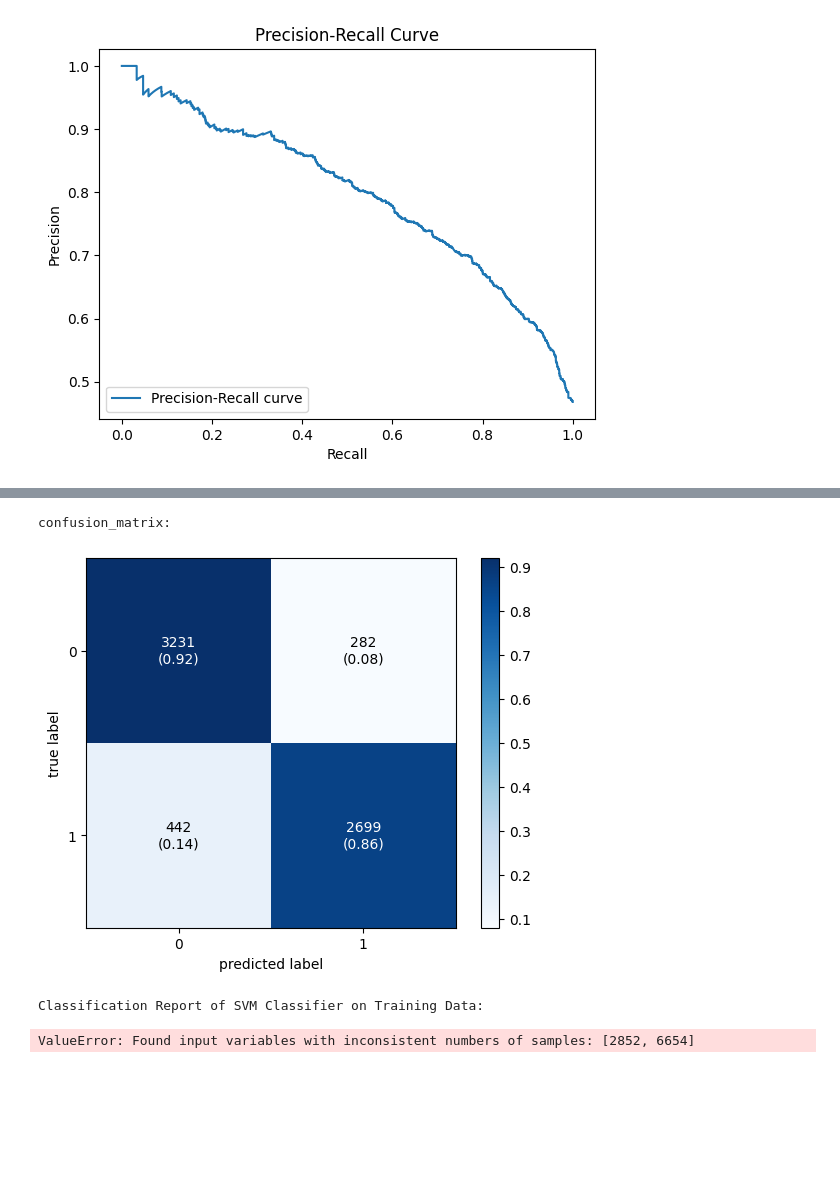
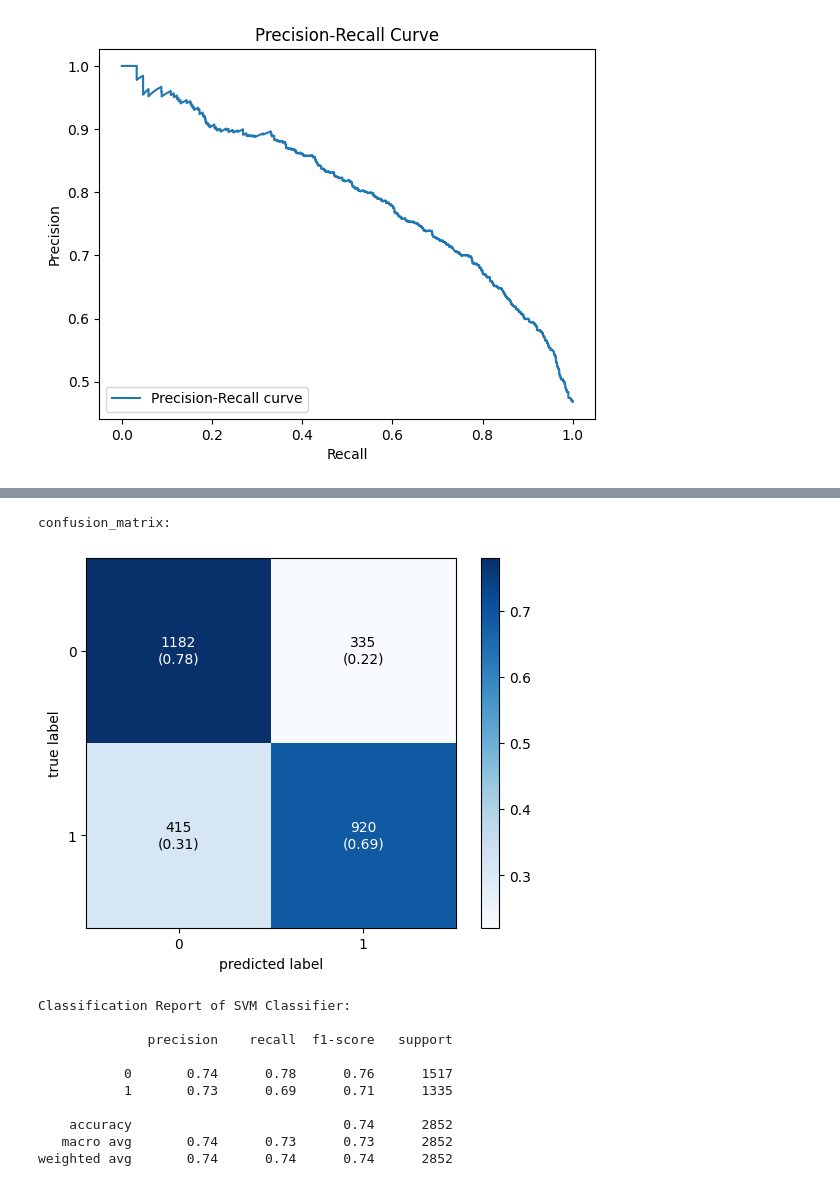
Before and after one commit to Tolskiee/ThesisFiles, a Jupyter notebook: ThesisLogic.ipynb, the cells around one changed output, grey strips where cells are left out. Saved outputs shown, nothing was run; the diff lists cells and outputs as text; code cells hidden in the pictures; blank space fills up the shorter version.

```diff
--- a/ThesisLogic.ipynb
+++ b/ThesisLogic.ipynb
@@ -850,20 +878,28 @@ plt.show()
 # %%
 print("confusion_matrix:")
 LABEL=['0','1']
-conf=confusion_matrix(y_train,y_train_pred)
-fig, ax = plot_confusion_matrix(conf_mat=confusion_matrix(y_train, y_train_pred),
+conf=confusion_matrix(y_test,y_pred)
+fig, ax = plot_confusion_matrix(conf_mat=conf,
                                 show_absolute=True,
                                 show_normed=True,
                                 colorbar=True)
 plt.show()
 
-print("\nClassification Report of SVM Classifier on Training Data:\n")
+print("\nClassification Report of SVM Classifier:\n")
 print(classification_report(y_test, y_pred))
 # %% [output]
 confusion_matrix:
-[figure, old version]
+[figure, new version]
-Classification Report of SVM Classifier on Training Data:
+Classification Report of SVM Classifier:
+
+              precision    recall  f1-score   support
+
+           0       0.74      0.78      0.76      1517
+           1       0.73      0.69      0.71      1335
+
+    accuracy                           0.74      2852
+   macro avg       0.74      0.73      0.73      2852
+weighted avg       0.74      0.74      0.74      2852
-ValueError: Found input variables with inconsistent numbers of samples: [2852, 6654]
 # %%
 import string
 import re
```
Also changed, not shown: parts of 6 cells of this notebook, 1 other file.
